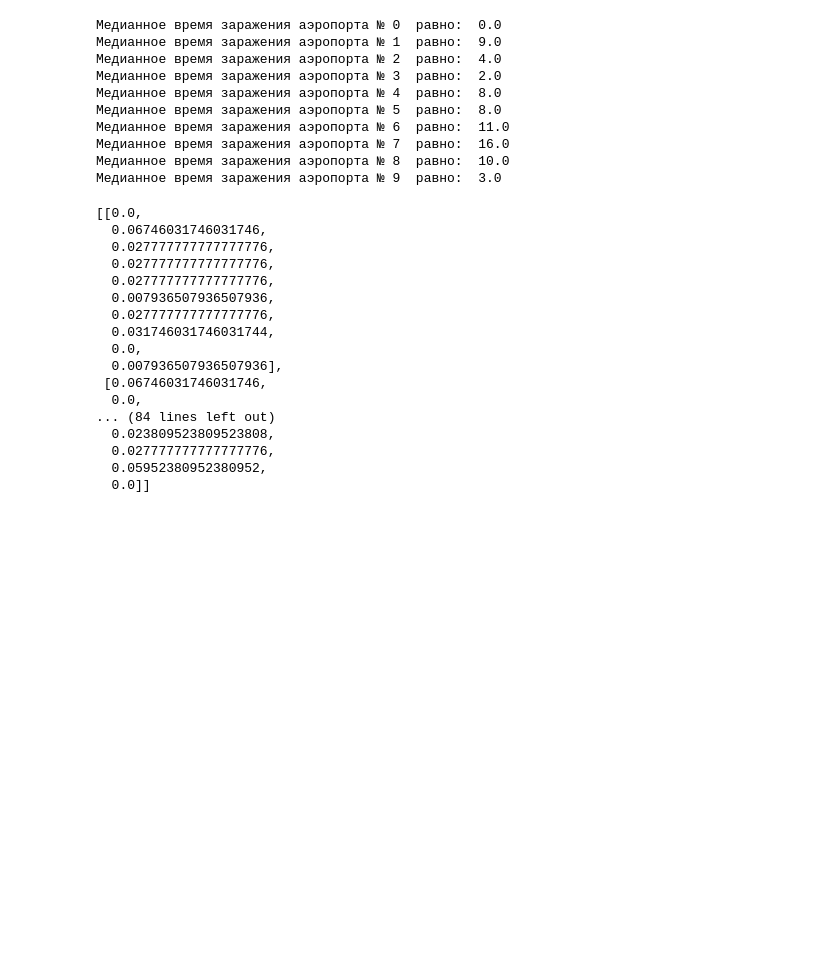
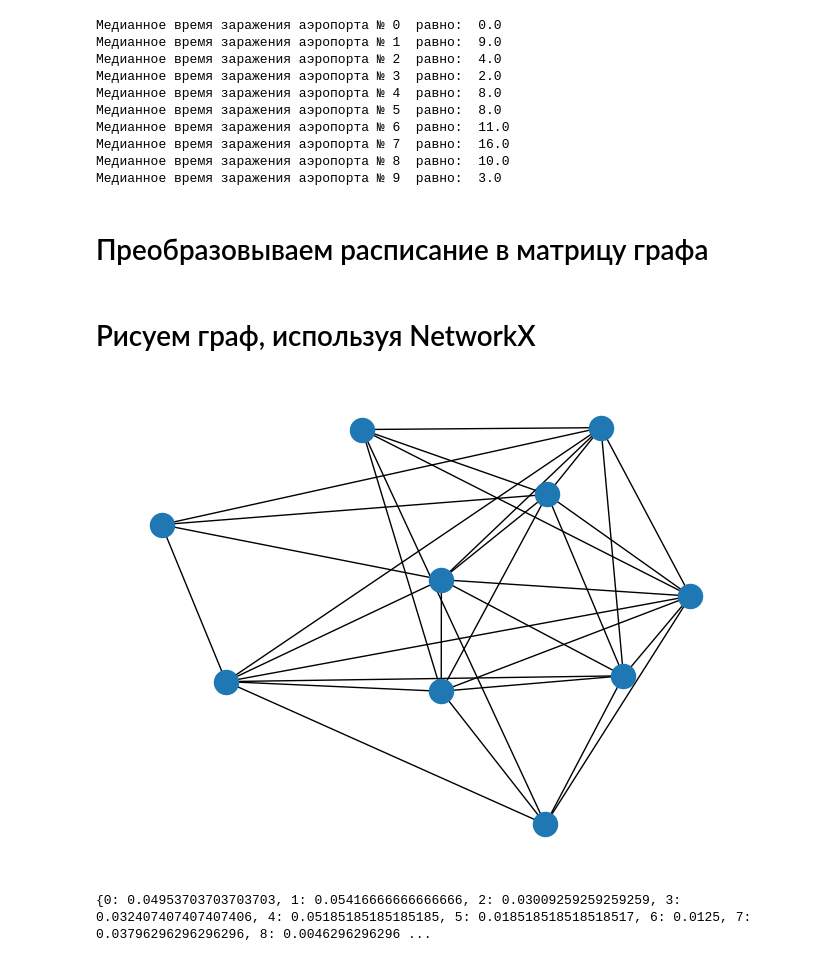
Before and after one commit to ATer-Oganisyan/prof-hw-1, a Jupyter notebook: prof-hw-4.ipynb, the cells around one changed output. Drawn from its saved outputs; the diff is of its cells as text; code cells hidden in the pictures; blank space fills up the shorter version.

```diff
--- a/prof-hw-4.ipynb
+++ b/prof-hw-4.ipynb
@@ -324,6 +324,8 @@ for i in range(0, 10):
 Медианное время заражения аэропорта № 7  равно:  16.0
 Медианное время заражения аэропорта № 8  равно:  10.0
 Медианное время заражения аэропорта № 9  равно:  3.0
+# %% [markdown]
+# Преобразовываем расписание в матрицу графа
 # %%
 def calculate_connections_graph_matix():
     mtx = [[0 for x in range(10)] for y in range(10)]
@@ -353,22 +355,14 @@ def calculate_connections_graph_matix():
 
 
 
-calculate_connections_graph_matix()
+matrix = calculate_connections_graph_matix()
-# %% [output]
-[[0.0,
-  0.06746031746031746,
-  0.027777777777777776,
-  0.027777777777777776,
-  0.027777777777777776,
-  0.007936507936507936,
-  0.027777777777777776,
-  0.031746031746031744,
-  0.0,
-  0.007936507936507936],
- [0.06746031746031746,
-  0.0,
-... (84 lines left out)
-  0.023809523809523808,
-  0.027777777777777776,
-  0.05952380952380952,
-  0.0]]
+# %% [markdown]
+# Рисуем граф, используя NetworkX
+# %%
+import networkx as nx
+
+matrix_g = np.matrix(matrix)
+g = nx.from_numpy_array(matrix_g)
+nx.draw(g)
+# %% [output]
+[figure, added]
@@ -374,0 +377,6 @@ calculate_connections_graph_matix()
+# %%
+#print(clusterings)
+#print(degrees)
+print(betweenness_centralitiy)
+# %% [output]
+{0: 0.04953703703703703, 1: 0.05416666666666666, 2: 0.03009259259259259, 3: 0.032407407407407406, 4: 0.05185185185185185, 5: 0.018518518518518517, 6: 0.0125, 7: 0.03796296296296296, 8: 0.0046296296296 ...
```
Also changed, not shown: parts of 3 cells of this notebook.
